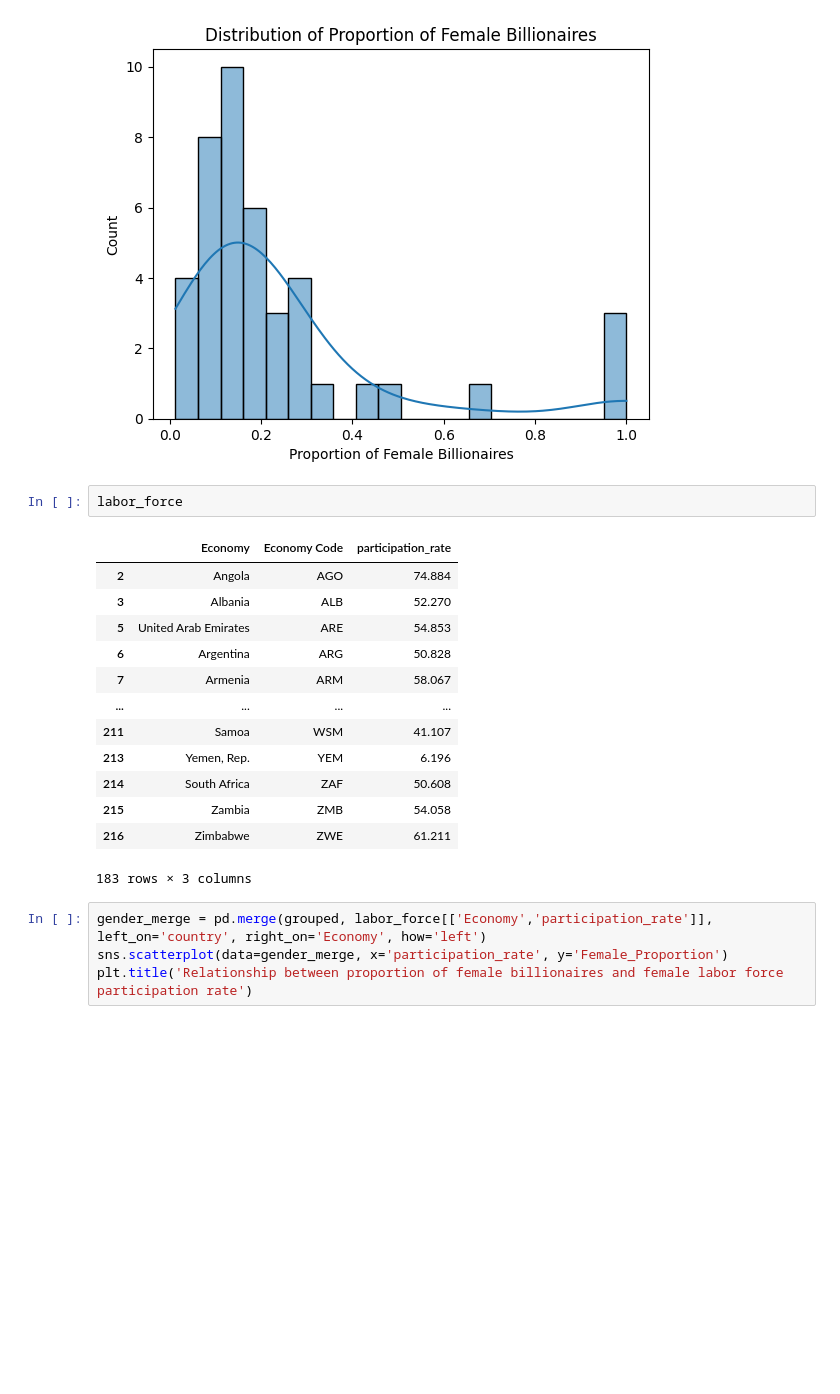
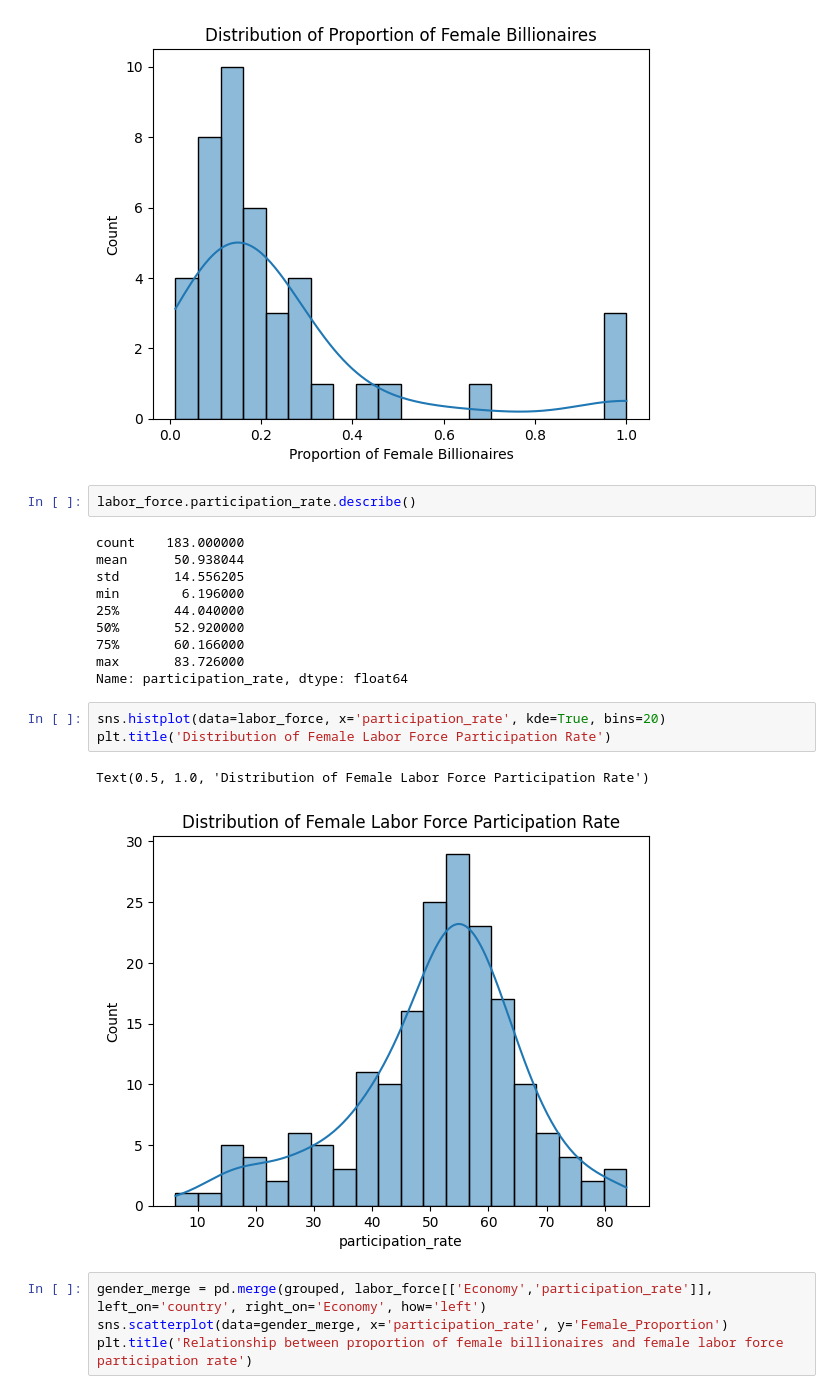
Before and after one commit to ErinZhan2500/SI618FinalProject, a Jupyter notebook: FinalProject.ipynb, the cells around one changed output. Cells and saved outputs as stored; diff of their text form; blank space fills up the shorter version.

Commit message:
female labor

```diff
--- a/FinalProject.ipynb
+++ b/FinalProject.ipynb
@@ -514,21 +514,23 @@ plt.xlabel('Proportion of Female Billionaires')
 Text(0.5, 0, 'Proportion of Female Billionaires')
 [figure]
 # %%
-labor_force
+labor_force.participation_rate.describe()
 # %% [output]
-|  | Economy | Economy Code | participation_rate |
-| 2 | Angola | AGO | 74.884 |
-| 3 | Albania | ALB | 52.270 |
-| 5 | United Arab Emirates | ARE | 54.853 |
-| 6 | Argentina | ARG | 50.828 |
-| 7 | Armenia | ARM | 58.067 |
-| ... | ... | ... | ... |
-| 211 | Samoa | WSM | 41.107 |
-| 213 | Yemen, Rep. | YEM | 6.196 |
-| 214 | South Africa | ZAF | 50.608 |
-| 215 | Zambia | ZMB | 54.058 |
-| 216 | Zimbabwe | ZWE | 61.211 |
-183 rows × 3 columns
+count    183.000000
+mean      50.938044
+std       14.556205
+min        6.196000
+25%       44.040000
+50%       52.920000
+75%       60.166000
+max       83.726000
+Name: participation_rate, dtype: float64
+# %%
+sns.histplot(data=labor_force, x='participation_rate', kde=True, bins=20)
+plt.title('Distribution of Female Labor Force Participation Rate')
+# %% [output]
+Text(0.5, 1.0, 'Distribution of Female Labor Force Participation Rate')
+[figure, added]
 # %%
 gender_merge = pd.merge(grouped, labor_force[['Economy','participation_rate']], left_on='country', right_on='Economy', how='left')
 sns.scatterplot(data=gender_merge, x='participation_rate', y='Female_Proportion')
```
